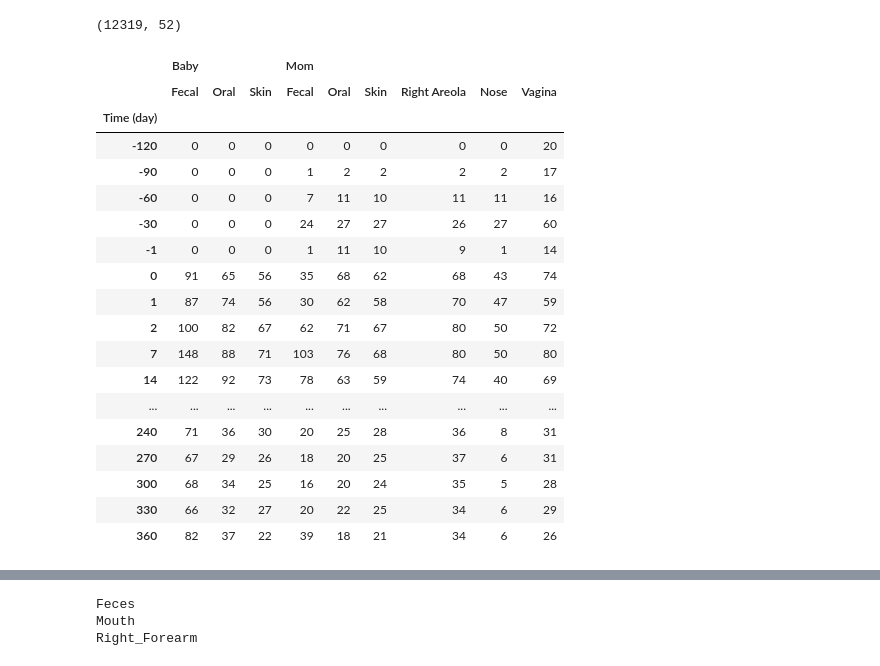
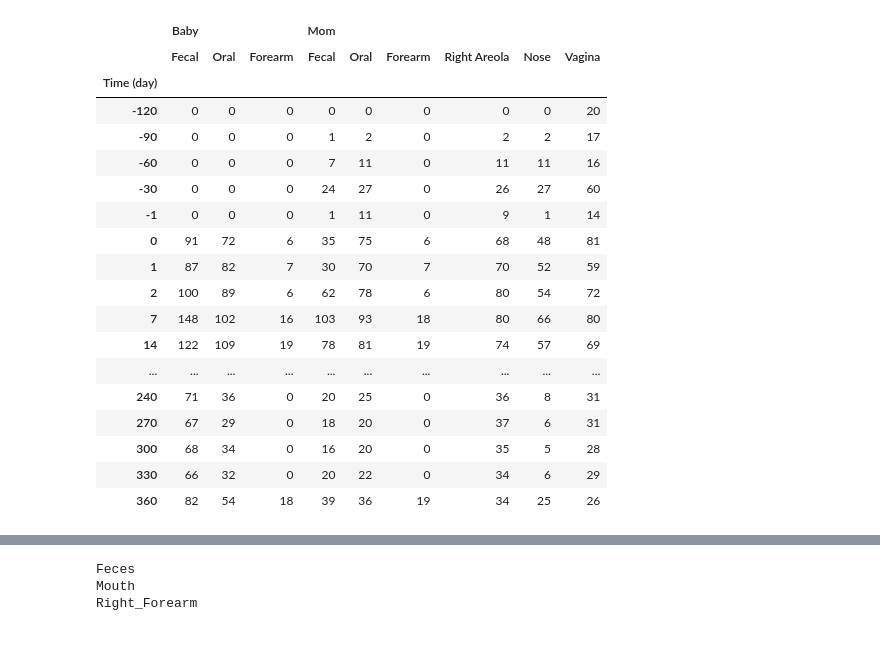
Before and after one commit to hpsunlearning/seeding-study, a Jupyter notebook: code/5.0.0-convex-hulls.ipynb, the cells around one changed output, grey strips where cells are left out. Drawn from its saved outputs; the diff is of its cells as text; code cells hidden in the pictures.

```diff
--- a/code/5.0.0-convex-hulls.ipynb
+++ b/code/5.0.0-convex-hulls.ipynb
@@ -21,50 +22,46 @@ plt.style.use('ggplot')
 tab = qiime2.Artifact.load('../data/processed-data/table.qza')
 tree = qiime2.Artifact.load('../data/processed-data/tree.qza')
 metadata = qiime2.Metadata.load('../data/processed-data/metadata.tsv').to_dataframe()
-# %%
-metadata.shape
-# %% [output]
-(12319, 52)
 # %%
 sub_counts = metadata.groupby(['mom_baby','body_site_corrected',
                                'date_sampling_category_days_continuous']).agg({'subjectid_unique':'count'})
 sub_counts = sub_counts.reset_index()
 type_ = {}
-keep_ = {'Baby':['Feces','Mouth','Right_Forearm'],
-         'Mom':['Feces','Mouth','Right_Forearm','Right_Areola','Nose','Vagina']}
+keep_ = {'Baby':['Feces','Mouth','Forearm'],
+         'Mom':['Feces','Mouth','Forearm','Right_Areola','Nose','Vagina']}
 for k_, sub_counts_ in sub_counts.groupby('mom_baby'):
     type_[k_] = sub_counts_.pivot(index='date_sampling_category_days_continuous',
                                 columns='body_site_corrected',
                                 values='subjectid_unique').fillna(0)[keep_[k_]]
 count_time = pd.concat(type_, axis=1)
 count_time = count_time[count_time.index <= 360]
 count_time.index = count_time.index.astype(int)
 count_time = count_time.fillna(0)
 count_time = count_time.rename({'Feces':'Fecal','Mouth':'Oral',
                                 'Right_Forearm':'Skin',
                                 'Right_Areola':'Right Areola'}, axis=1)
 count_time.index.names = ['Time (day)']
 count_time.columns.names = ['','']
 count_time = count_time.astype(int)
 count_time.to_csv('../results/Extended-Data-Table-2.csv', sep='\t')
 count_time
 # %% [output]
 |  | Baby |  |  | Mom |  |  |  |  |  |
-|  | Fecal | Oral | Skin | Fecal | Oral | Skin | Right Areola | Nose | Vagina |
+|  | Fecal | Oral | Forearm | Fecal | Oral | Forearm | Right Areola | Nose | Vagina |
 | Time (day) |  |  |  |  |  |  |  |  |  |
 | -120 | 0 | 0 | 0 | 0 | 0 | 0 | 0 | 0 | 20 |
-| -90 | 0 | 0 | 0 | 1 | 2 | 2 | 2 | 2 | 17 |
-| -60 | 0 | 0 | 0 | 7 | 11 | 10 | 11 | 11 | 16 |
-| -30 | 0 | 0 | 0 | 24 | 27 | 27 | 26 | 27 | 60 |
-| -1 | 0 | 0 | 0 | 1 | 11 | 10 | 9 | 1 | 14 |
-| 0 | 91 | 65 | 56 | 35 | 68 | 62 | 68 | 43 | 74 |
-| 1 | 87 | 74 | 56 | 30 | 62 | 58 | 70 | 47 | 59 |
-| 2 | 100 | 82 | 67 | 62 | 71 | 67 | 80 | 50 | 72 |
-| 7 | 148 | 88 | 71 | 103 | 76 | 68 | 80 | 50 | 80 |
-| 14 | 122 | 92 | 73 | 78 | 63 | 59 | 74 | 40 | 69 |
+| -90 | 0 | 0 | 0 | 1 | 2 | 0 | 2 | 2 | 17 |
+| -60 | 0 | 0 | 0 | 7 | 11 | 0 | 11 | 11 | 16 |
+| -30 | 0 | 0 | 0 | 24 | 27 | 0 | 26 | 27 | 60 |
+| -1 | 0 | 0 | 0 | 1 | 11 | 0 | 9 | 1 | 14 |
+| 0 | 91 | 72 | 6 | 35 | 75 | 6 | 68 | 48 | 81 |
+| 1 | 87 | 82 | 7 | 30 | 70 | 7 | 70 | 52 | 59 |
+| 2 | 100 | 89 | 6 | 62 | 78 | 6 | 80 | 54 | 72 |
+| 7 | 148 | 102 | 16 | 103 | 93 | 18 | 80 | 66 | 80 |
+| 14 | 122 | 109 | 19 | 78 | 81 | 19 | 74 | 57 | 69 |
 | ... | ... | ... | ... | ... | ... | ... | ... | ... | ... |
-| 240 | 71 | 36 | 30 | 20 | 25 | 28 | 36 | 8 | 31 |
-| 270 | 67 | 29 | 26 | 18 | 20 | 25 | 37 | 6 | 31 |
-| 300 | 68 | 34 | 25 | 16 | 20 | 24 | 35 | 5 | 28 |
-| 330 | 66 | 32 | 27 | 20 | 22 | 25 | 34 | 6 | 29 |
-| 360 | 82 | 37 | 22 | 39 | 18 | 21 | 34 | 6 | 26 |
+| 240 | 71 | 36 | 0 | 20 | 25 | 0 | 36 | 8 | 31 |
+| 270 | 67 | 29 | 0 | 18 | 20 | 0 | 37 | 6 | 31 |
+| 300 | 68 | 34 | 0 | 16 | 20 | 0 | 35 | 5 | 28 |
+| 330 | 66 | 32 | 0 | 20 | 22 | 0 | 34 | 6 | 29 |
+| 360 | 82 | 54 | 18 | 39 | 36 | 19 | 34 | 25 | 26 |
```
Also changed, not shown: parts of 7 cells of this notebook, 6 other files.
